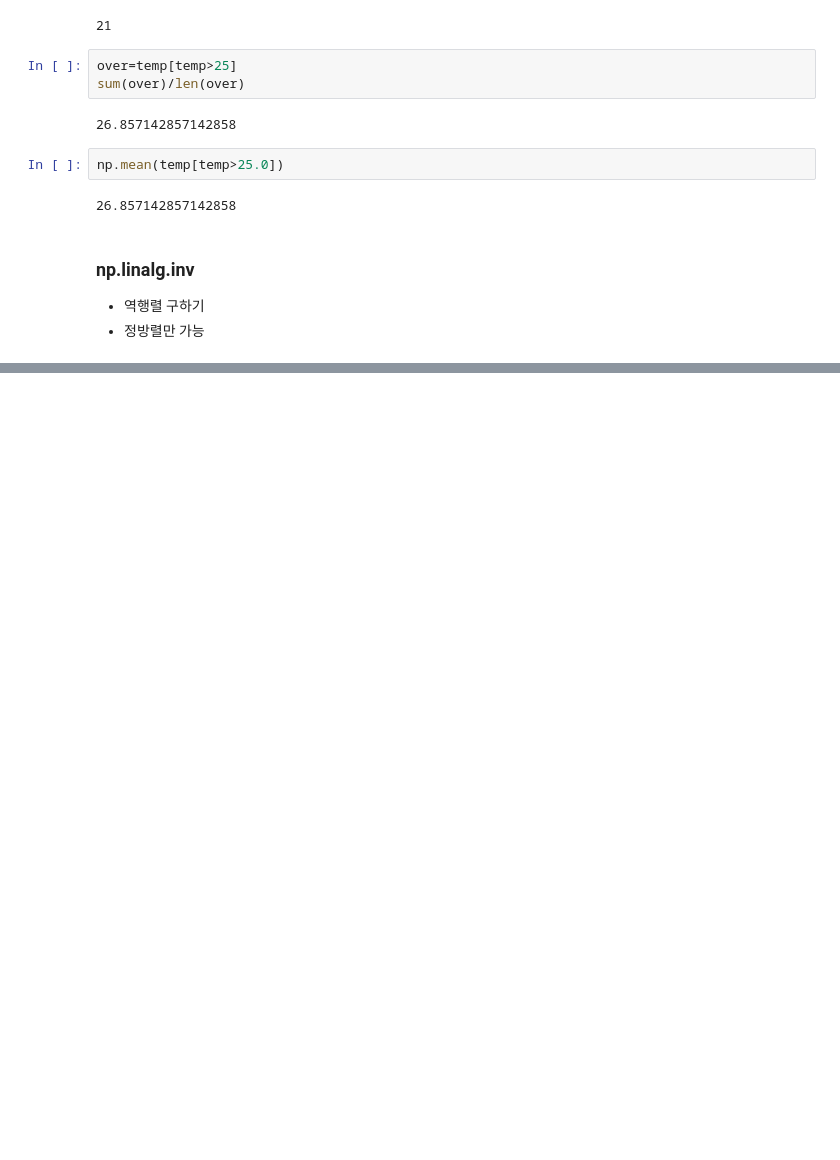
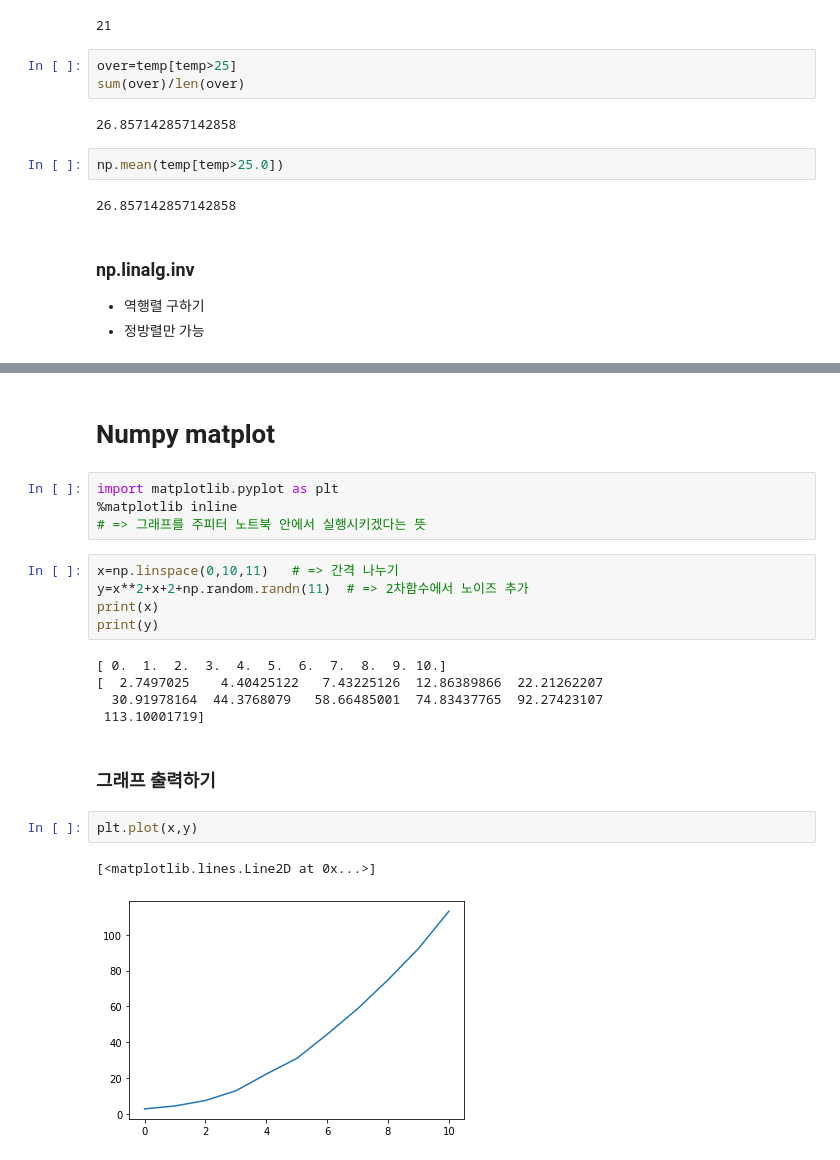
Before and after one commit to devJJinho/FastCampus_-, a Jupyter notebook: 03. 데이터 처리를 위한 Python (Numpy)/Chapter 01. ndarray .ipynb, the cells around one changed output, grey strips where cells are left out. Cells and saved outputs as stored; diff of their text form; blank space fills up the shorter version.

```diff
--- a/03. 데이터 처리를 위한 Python (Numpy)/Chapter 01. ndarray .ipynb
+++ b/03. 데이터 처리를 위한 Python (Numpy)/Chapter 01. ndarray .ipynb
@@ -442,0 +489,23 @@ np.mean(temp[temp>25.0])
+# %% [markdown]
+# Numpy matplot
+# %%
+import matplotlib.pyplot as plt
+%matplotlib inline
+# => 그래프를 주피터 노트북 안에서 실행시키겠다는 뜻
+# %%
+x=np.linspace(0,10,11)   # => 간격 나누기
+y=x**2+x+2+np.random.randn(11)  # => 2차함수에서 노이즈 추가
+print(x)
+print(y)
+# %% [output]
+[ 0.  1.  2.  3.  4.  5.  6.  7.  8.  9. 10.]
+[  2.7497025    4.40425122   7.43225126  12.86389866  22.21262207
+  30.91978164  44.3768079   58.66485001  74.83437765  92.27423107
+ 113.10001719]
+# %% [markdown]
+### 그래프 출력하기
+# %%
+plt.plot(x,y)
+# %% [output]
+[<matplotlib.lines.Line2D at 0x...>]
+[figure, added]
```
Also changed, not shown: parts of 19 cells of this notebook, 26 other files.
